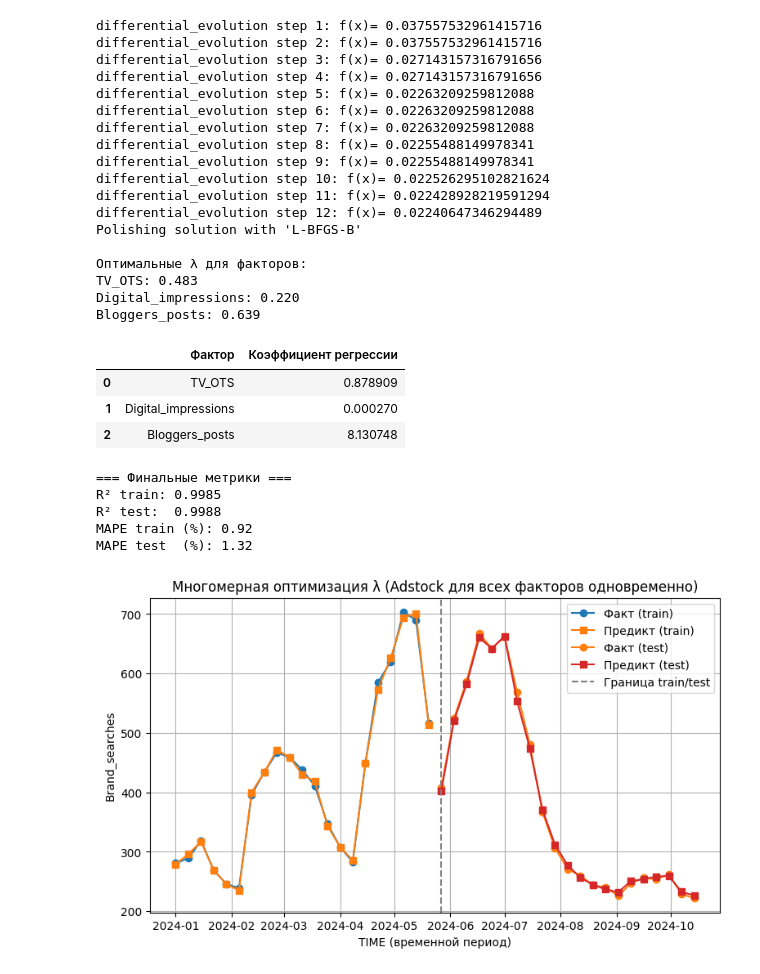
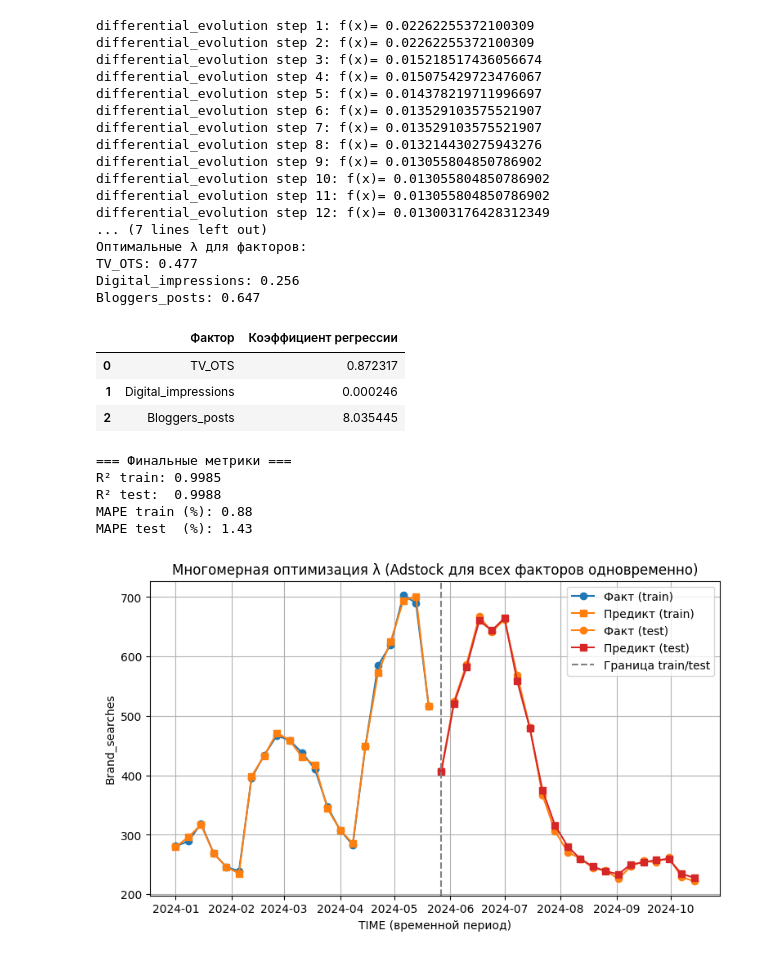
Before and after one commit to ResearchMachine/Marketing-Mix-Modeling-Engine-via-Multi-Dimensional-Optimization., a Jupyter notebook: main.ipynb, the cells around one changed output. Drawn from its saved outputs; the diff is of its cells as text; code cells hidden in the pictures.

```diff
--- a/main.ipynb
+++ b/main.ipynb
@@ -10,7 +10,7 @@
 **Пример:**
 ![image.png](attachment:9477ba0e-bc0c-4536-b5b1-49f4ab539952.png)
 # %%
-FILE_PATH = "/kaggle/input/datasets/seriousname/syntheticdataset/test_econometrics.xlsx"
+FILE_PATH = "/kaggle/input/syntheticdataset/test_econometrics.xlsx"
 TARGET = 'Brand_searches'
 IS_AD_TURN_ON = 'Schedule'
 TIME = 'week_start' #переменная времени (участвует только в выводе графиков, предполагается что шаги одинаковые)
@@ -72,7 +72,7 @@ def calc_metrics_single(y_true, y_pred):
 # Функция моделирования
 # ========================================
 def evaluate_model(lambdas, df, X_cols, target_col):
-    """Вычисляем цель: евклидова норма конкатенированного вектора метрик (train и test)"""
+    """Вычисляем цель: евклидова норма конкатенированного вектора метрик (train)"""
     df_temp = df.copy()
     for i, col in enumerate(X_cols):
         df_temp[col + "_adstock"] = adstock(df_temp[col], lambdas[i])
@@ -92,10 +92,10 @@ def evaluate_model(lambdas, df, X_cols, target_col):
     r2e_te, sae_te, mape_te = calc_metrics_single(y_test.values, y_pred_test)
 
     # Конкатенируем компонент в вектор
-    v = np.array([r2e_tr, sae_tr, mape_tr, r2e_te, sae_te, mape_te], dtype=float)
+    v = np.array([r2e_tr, sae_tr, mape_tr], dtype=float)
 
     # (Опционально) применить веса
-    # weights = np.array([1,1,1, 1,1,1])
+    # weights = np.array([1,1,1])
     # v = v * weights
     # Возвращаем евклидову норму
     return np.linalg.norm(v)
@@ -142,56 +142,55 @@ r2_test, sae_test, mape_test = calc_metrics(y_test, y_pred_test)
 
 coef_df = pd.DataFrame({
     "Фактор": X_cols,
     "Коэффициент регрессии": model_final.coef_
 })
 display(coef_df)
 # ========================================
 # Вывод метрик
 # ========================================
 print("\n=== Финальные метрики ===")
 print(f"R² train: {r2_train:.4f}")
 print(f"R² test:  {r2_test:.4f}")
 print(f"MAPE train (%): {mape_train:.2f}")
 print(f"MAPE test  (%): {mape_test:.2f}")
 # Визуализация
 plt.figure(figsize=(9,5))
 plt.plot(time_train, y_train, marker="o", label="Факт (train)")
 plt.plot(time_train, y_pred_train, marker="s", label="Предикт (train)")
 plt.plot(time_test, y_test, marker="o", color="tab:orange", label="Факт (test)")
 plt.plot(time_test, y_pred_test, marker="s", color="tab:red", label="Предикт (test)")
 plt.axvline(x=time_test.iloc[0], color="gray", linestyle="--", linewidth=1.5, label="Граница train/test")
 plt.xlabel("TIME (временной период)")
 plt.ylabel(TARGET)
 plt.title("Многомерная оптимизация λ (Adstock для всех факторов одновременно)")
 plt.legend()
 plt.grid(True)
 plt.show()
 # %% [output]
-differential_evolution step 1: f(x)= 0.037557532961415716
-differential_evolution step 2: f(x)= 0.037557532961415716
-differential_evolution step 3: f(x)= 0.027143157316791656
-differential_evolution step 4: f(x)= 0.027143157316791656
-differential_evolution step 5: f(x)= 0.02263209259812088
-differential_evolution step 6: f(x)= 0.02263209259812088
-differential_evolution step 7: f(x)= 0.02263209259812088
-differential_evolution step 8: f(x)= 0.02255488149978341
-differential_evolution step 9: f(x)= 0.02255488149978341
-differential_evolution step 10: f(x)= 0.022526295102821624
-differential_evolution step 11: f(x)= 0.022428928219591294
-differential_evolution step 12: f(x)= 0.02240647346294489
-Polishing solution with 'L-BFGS-B'
-
+differential_evolution step 1: f(x)= 0.02262255372100309
+differential_evolution step 2: f(x)= 0.02262255372100309
+differential_evolution step 3: f(x)= 0.015218517436056674
+differential_evolution step 4: f(x)= 0.015075429723476067
+differential_evolution step 5: f(x)= 0.014378219711996697
+differential_evolution step 6: f(x)= 0.013529103575521907
+differential_evolution step 7: f(x)= 0.013529103575521907
+differential_evolution step 8: f(x)= 0.013214430275943276
+differential_evolution step 9: f(x)= 0.013055804850786902
+differential_evolution step 10: f(x)= 0.013055804850786902
+differential_evolution step 11: f(x)= 0.013055804850786902
+differential_evolution step 12: f(x)= 0.013003176428312349
+... (7 lines left out)
 Оптимальные λ для факторов:
-TV_OTS: 0.483
-Digital_impressions: 0.220
-Bloggers_posts: 0.639
+TV_OTS: 0.477
+Digital_impressions: 0.256
+Bloggers_posts: 0.647
 |  | Фактор | Коэффициент регрессии |
-| 0 | TV_OTS | 0.878909 |
-| 1 | Digital_impressions | 0.000270 |
-| 2 | Bloggers_posts | 8.130748 |
+| 0 | TV_OTS | 0.872317 |
+| 1 | Digital_impressions | 0.000246 |
+| 2 | Bloggers_posts | 8.035445 |
 === Финальные метрики ===
 R² train: 0.9985
 R² test:  0.9988
-MAPE train (%): 0.92
-MAPE test  (%): 1.32
+MAPE train (%): 0.88
+MAPE test  (%): 1.43
 [figure]
```
